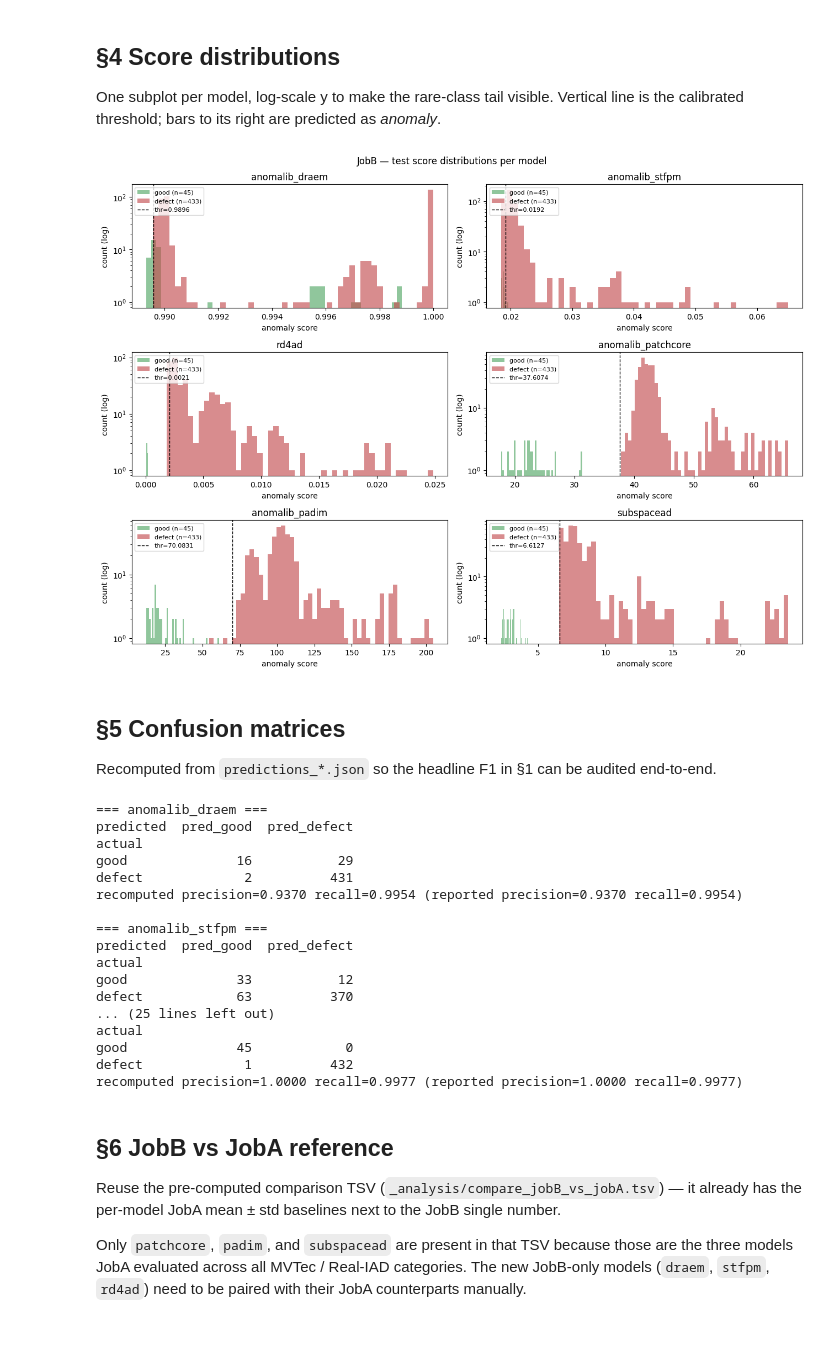
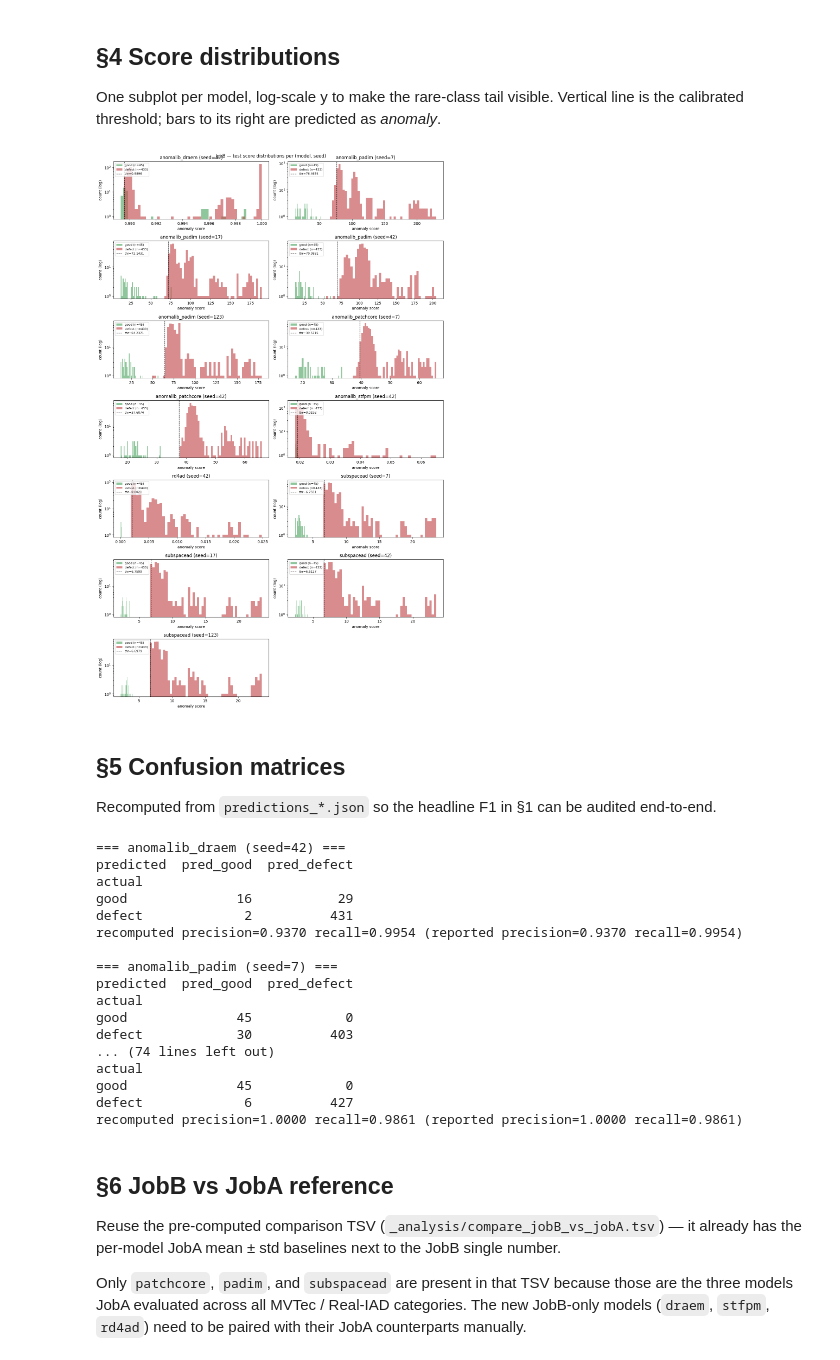
Before and after one commit to LorenzSF/Real-time-visual-defect-detection, a Jupyter notebook: notebooks/analyze jobB.ipynb, the cells around one changed output. Cells and saved outputs as stored; diff of their text form; code cells hidden in the pictures; blank space fills up the shorter version.

```diff
--- a/notebooks/analyze jobB.ipynb
+++ b/notebooks/analyze jobB.ipynb
@@ -143,12 +201,12 @@ gap.set_index("model").round(4)
 # %%
-# Per-defect-type recall — single-row-per-model view.
+# Per-defect-type recall — one row per (model, seed).
 all_defects = sorted({d for r in df["per_defect_recall"] for d in r})
 rows = []
 for _, r in df.iterrows():
-    rec = {"model": r["model"]}
+    rec = {"model": r["model"], "seed": r["seed"]}
     for d in all_defects:
         rec[d] = r["per_defect_recall"].get(d, np.nan)
     rows.append(rec)
-per_defect_df = pd.DataFrame(rows).set_index("model").round(4)
+per_defect_df = pd.DataFrame(rows).sort_values(["model", "seed"]).set_index(["model", "seed"]).round(4)
 per_defect_df
 # %% [output]
@@ -296,13 +372,13 @@ consistency
 # 3.3 — does the calibrated threshold sit inside the actual score range on val and test?
 rows = []
 for _, r in df.iterrows():
-    run_dir = JOBB_DIR / r["run_dir"]
-    test = load_predictions(run_dir, r["model"], validation=False)
-    val = load_predictions(run_dir, r["model"], validation=True)
+    test = load_predictions(r["run_path"], r["model"], validation=False)
+    val = load_predictions(r["run_path"], r["model"], validation=True)
     if test.empty:
         continue
     rows.append({
         "model": r["model"],
+        "seed": r["seed"],
         "threshold": r["threshold_used"],
         "val_score_min": val["score"].min() if not val.empty else None,
         "val_score_max": val["score"].max() if not val.empty else None,
@@ -313,6 +389,6 @@ for _, r in df.iterrows():
         "test_score_unique": test["score"].nunique(),
         "frac_test_above_thr": (test["score"] > r["threshold_used"]).mean(),
     })
-score_range = pd.DataFrame(rows).set_index("model").round(6)
+score_range = pd.DataFrame(rows).sort_values(["model", "seed"]).set_index(["model", "seed"]).round(6)
 score_range
 # %% [output]
@@ -327,16 +410,20 @@ score_range
 # %%
-# 3.4 — class balance per model (should be identical, since same split).
+# 3.4 — class balance per (model, seed). Same dataset and split rules → all rows
+# should match within a seed; cross-seed differences here would mean the splitter is
+# allocating different test sets per seed, which is the expected behaviour for
+# stratify=True + different RNG.
 rows = []
 for _, r in df.iterrows():
-    test = load_predictions(JOBB_DIR / r["run_dir"], r["model"])
+    test = load_predictions(r["run_path"], r["model"])
     if test.empty:
         continue
     rows.append({
         "model": r["model"],
+        "seed": r["seed"],
         "n_test": len(test),
         "n_good": int((test["label"] == 0).sum()),
         "n_defect": int((test["label"] == 1).sum()),
         "defect_rate": float((test["label"] == 1).mean()),
     })
-pd.DataFrame(rows).set_index("model")
+pd.DataFrame(rows).sort_values(["model", "seed"]).set_index(["model", "seed"]).round(4)
 # %% [output]
@@ -380,34 +480,38 @@ df.assign(seconds_per_train_sample=df["fit_seconds"] / df["train_samples"]) \
 One subplot per model, log-scale y to make the rare-class tail visible. Vertical line is the
 calibrated threshold; bars to its right are predicted as *anomaly*.
 # %%
-n = len(df)
+# Score histograms — to keep the grid manageable across many seeds we show one
+# histogram per (model, seed) but use the seed=42 baseline as the canonical row when
+# present, and only add extra seeds for models that have multi-seed coverage.
+df_hist = df.sort_values(["model", "seed"]).reset_index(drop=True)
+n = len(df_hist)
 ncols = 2
 nrows = (n + ncols - 1) // ncols
-fig, axes = plt.subplots(nrows, ncols, figsize=(13, 3.2 * nrows))
+fig, axes = plt.subplots(nrows, ncols, figsize=(13, 3.0 * nrows))
 axes = np.array(axes).reshape(nrows, ncols)
-for ax, (_, r) in zip(axes.ravel(), df.iterrows()):
-    test = load_predictions(JOBB_DIR / r["run_dir"], r["model"])
+for ax, (_, r) in zip(axes.ravel(), df_hist.iterrows()):
+    test = load_predictions(r["run_path"], r["model"])
     if test.empty:
         ax.set_visible(False)
         continue
     good_scores = test.loc[test["label"] == 0, "score"]
     bad_scores = test.loc[test["label"] == 1, "score"]
     bins = 50
     ax.hist(good_scores, bins=bins, alpha=0.65, label=f"good (n={len(good_scores)})", color="#55a868")
     ax.hist(bad_scores, bins=bins, alpha=0.65, label=f"defect (n={len(bad_scores)})", color="#c44e52")
     ax.axvline(r["threshold_used"], color="black", ls="--", lw=1, label=f"thr={r['threshold_used']:.4f}")
     ax.set_yscale("log")
-    ax.set_title(f"{r['model']}")
+    ax.set_title(f"{r['model']} (seed={r['seed']})")
     ax.set_xlabel("anomaly score")
     ax.set_ylabel("count (log)")
     ax.legend(fontsize=8, loc="upper left")
-for ax in axes.ravel()[len(df):]:
+for ax in axes.ravel()[len(df_hist):]:
     ax.set_visible(False)
-fig.suptitle("JobB — test score distributions per model", fontsize=12)
+fig.suptitle("JobB — test score distributions per (model, seed)", fontsize=12)
 fig.tight_layout()
 plt.show()
 # %% [output]
-[figure, old version]
+[figure, new version]
 # %% [markdown]
 ## §5 Confusion matrices
 
@@ -427,8 +531,8 @@ def confusion(test_df: pd.DataFrame) -> pd.DataFrame:
             cm.loc[row] = 0
     return cm.loc[["good", "defect"], ["pred_good", "pred_defect"]]
 
-for _, r in df.iterrows():
-    test = load_predictions(JOBB_DIR / r["run_dir"], r["model"])
+for _, r in df.sort_values(["model", "seed"]).iterrows():
+    test = load_predictions(r["run_path"], r["model"])
     if test.empty:
         continue
     cm = confusion(test)
@@ -438,28 +542,28 @@ for _, r in df.iterrows():
     tn = cm.loc["good", "pred_good"]
     prec = tp / (tp + fp) if (tp + fp) else float("nan")
     rec = tp / (tp + fn) if (tp + fn) else float("nan")
-    print(f"=== {r['model']} ===")
+    print(f"=== {r['model']} (seed={r['seed']}) ===")
     print(cm.to_string())
     print(f"recomputed precision={prec:.4f} recall={rec:.4f} (reported precision={r['precision']:.4f} recall={r['recall']:.4f})")
     print()
 # %% [output]
-=== anomalib_draem ===
+=== anomalib_draem (seed=42) ===
 predicted  pred_good  pred_defect
 actual
 good              16           29
 defect             2          431
 recomputed precision=0.9370 recall=0.9954 (reported precision=0.9370 recall=0.9954)
 
-=== anomalib_stfpm ===
+=== anomalib_padim (seed=7) ===
 predicted  pred_good  pred_defect
 actual
-good              33           12
-defect            63          370
-... (25 lines left out)
+good              45            0
+defect            30          403
+... (74 lines left out)
 actual
 good              45            0
-defect             1          432
-recomputed precision=1.0000 recall=0.9977 (reported precision=1.0000 recall=0.9977)
+defect             6          427
+recomputed precision=1.0000 recall=0.9861 (reported precision=1.0000 recall=0.9861)
 # %% [markdown]
 ## §6 JobB vs JobA reference
 
```
Also changed, not shown: parts of 27 cells of this notebook, 14 other files.
